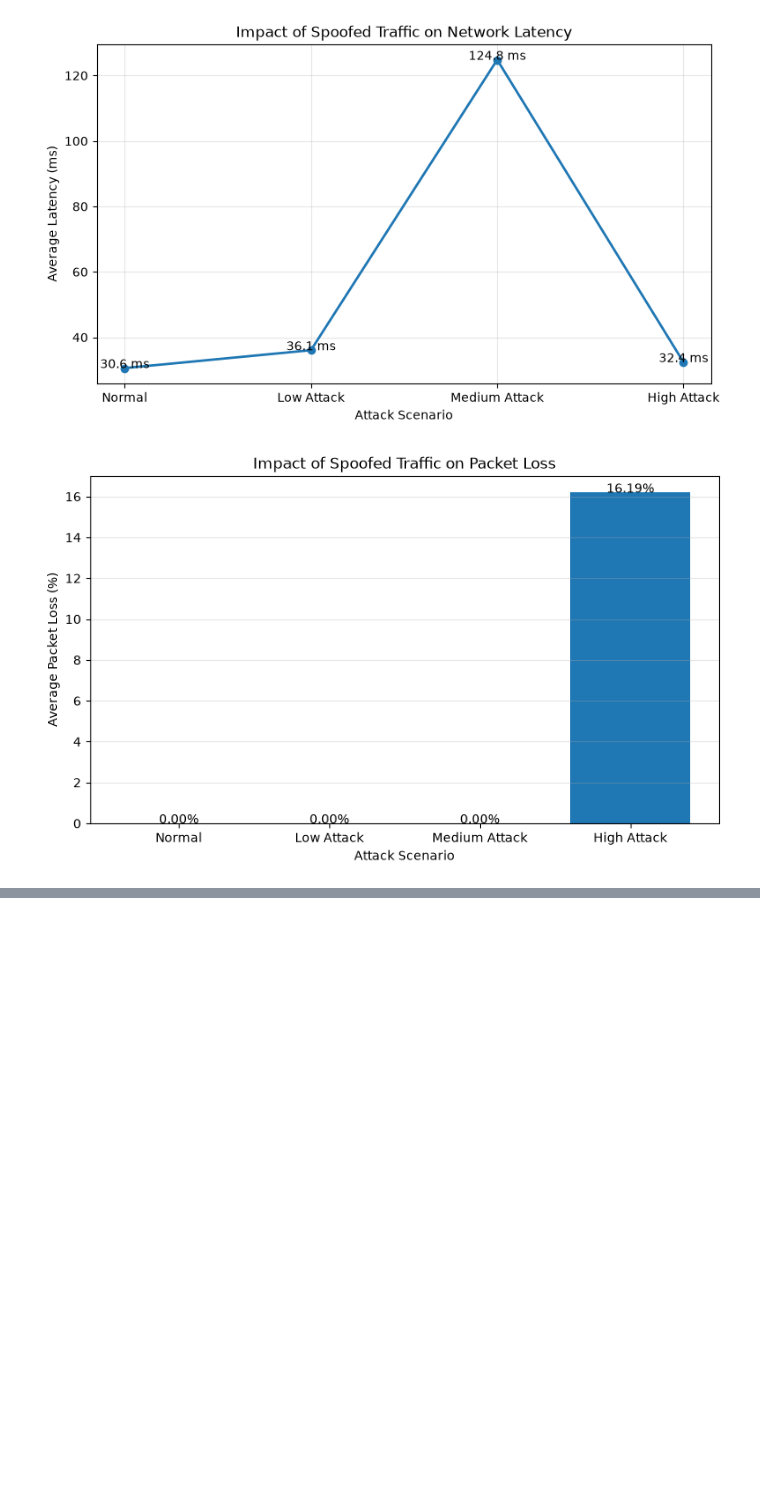
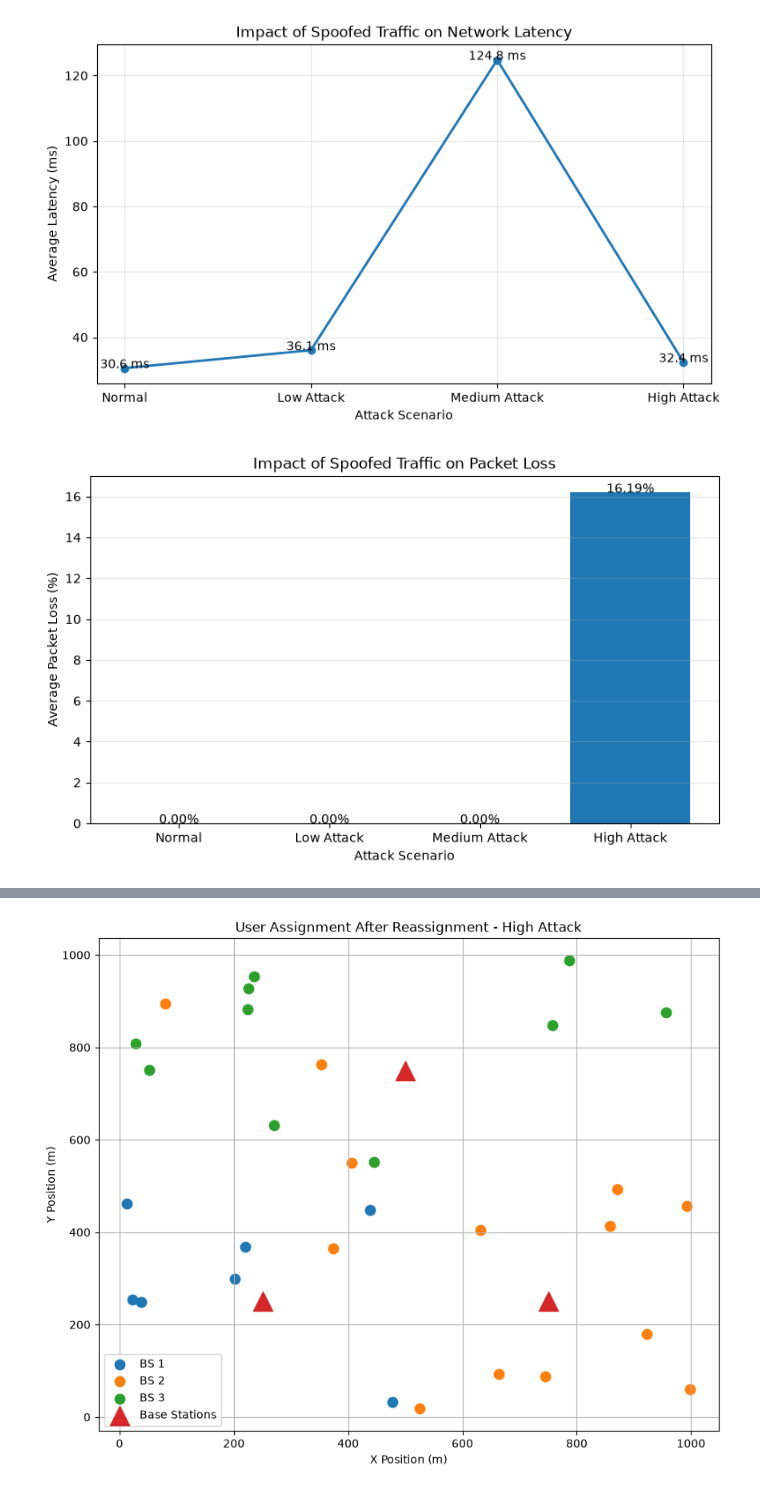
Before and after one commit to Chathuranga630/sionna, a Jupyter notebook: Spoofed_Traffic_v3.ipynb, the cells around one changed output, grey strips where cells are left out. Cells and saved outputs as stored; diff of their text form; code cells hidden in the pictures; blank space fills up the shorter version.

```diff
--- a/Spoofed_Traffic_v3.ipynb
+++ b/Spoofed_Traffic_v3.ipynb
@@ -3061,3 +3061,18 @@ for i, value in enumerate(average_packet_loss):
 plt.show()
 # %% [output]
 [figure]
+# %%
+# ==========================================================
+# STEP 17 - User Reassignment Under Spoofed Traffic Attacks
+# ==========================================================
+# STEP 17.1 - Save Original User Assignment
+
+original_assignments = assignments_beamforming.copy()
+
+print("Original assignments saved successfully.")
+
+for user in range(min(10, num_users)):
+    print(
+        f"User {user+1} → "
+        f"BS {original_assignments[user] + 1}"
+    )
@@ -3063,0 +3381,46 @@ plt.show()
+# %%
+# STEP 17.7 - Visualize User Assignment Changes
+
+scenario_to_plot = "High Attack"
+
+new_assignments = (
+    reassignment_results[scenario_to_plot]
+    ["assignments"]
+)
+
+plt.figure(figsize=(10, 8))
+
+for bs in range(num_bs):
+
+    users = user_positions[
+        new_assignments == bs
+    ]
+
+    plt.scatter(
+        users[:, 0],
+        users[:, 1],
+        s=80,
+        label=f"BS {bs+1}"
+    )
+
+# Plot base stations
+plt.scatter(
+    bs_positions[:, 0],
+    bs_positions[:, 1],
+    marker="^",
+    s=300,
+    label="Base Stations"
+)
+
+plt.xlabel("X Position (m)")
+plt.ylabel("Y Position (m)")
+plt.title(
+    f"User Assignment After Reassignment - {scenario_to_plot}"
+)
+
+plt.grid(True)
+plt.legend()
+
+plt.show()
+# %% [output]
+[figure, added]
```
Also changed, not shown: parts of 16 cells of this notebook.
